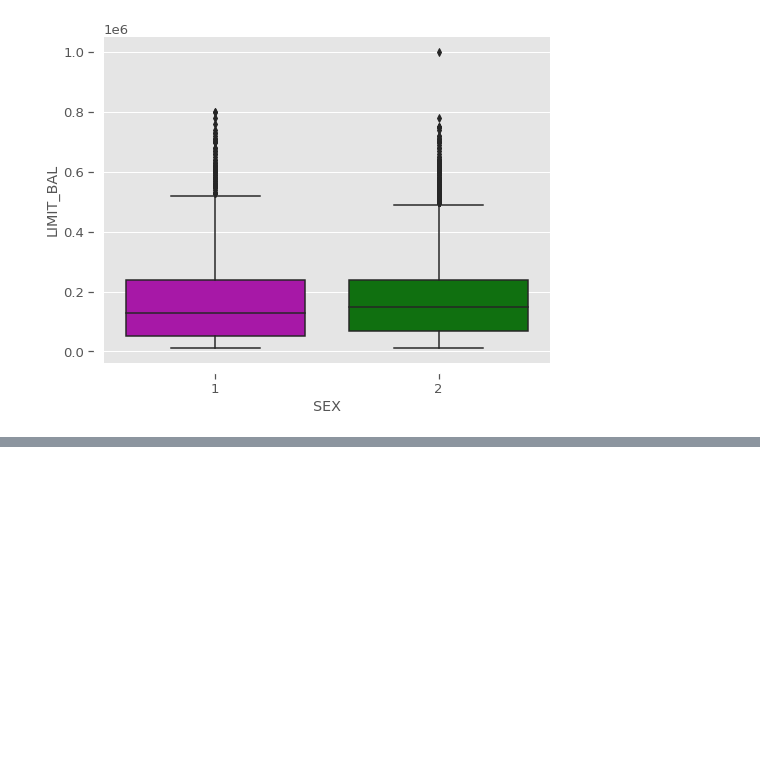
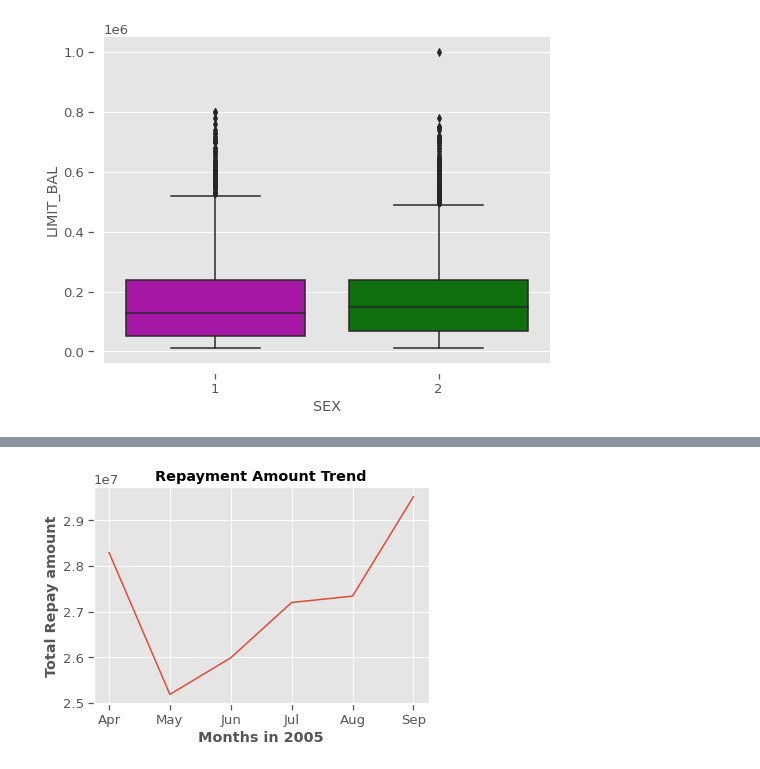
Before and after one commit to sammed97/Credit-Card-Default-Prediction, a Jupyter notebook: Credit_Card_Default_Prediction_Classification_project.ipynb, the cells around one changed output, grey strips where cells are left out. Cells and saved outputs as stored; diff of their text form; code cells hidden in the pictures; blank space fills up the shorter version.

```diff
--- a/Credit_Card_Default_Prediction_Classification_project.ipynb
+++ b/Credit_Card_Default_Prediction_Classification_project.ipynb
@@ -492,0 +524,16 @@ box_plot('SEX')
+# %%
+repayment_trend= df[df['HAS_DEF']==1]
+repay_amt_trend = repayment_trend[['Apr_Pay_Amt','May_Pay_Amt','Jun_Pay_Amt','Jul_Pay_Amt','Aug_Pay_Amt','Sept_Pay_Amt']].sum(axis=0)
+
+
+fig,ax = plt.subplots()
+ax.plot(repay_amt_trend)
+plt.xticks(['Apr_Pay_Amt','May_Pay_Amt','Jun_Pay_Amt','Jul_Pay_Amt','Aug_Pay_Amt','Sept_Pay_Amt'],['Apr','May','Jun','Jul','Aug','Sep'])
+
+plt.xlabel('Months in 2005',fontweight='bold')
+plt.ylabel('Total Repay amount',fontweight='bold')
+plt.title('Repayment Amount Trend',fontweight='bold')
+
+plt.show()
+# %% [output]
+[figure, added]
```
Also changed, not shown: parts of 30 cells of this notebook.
